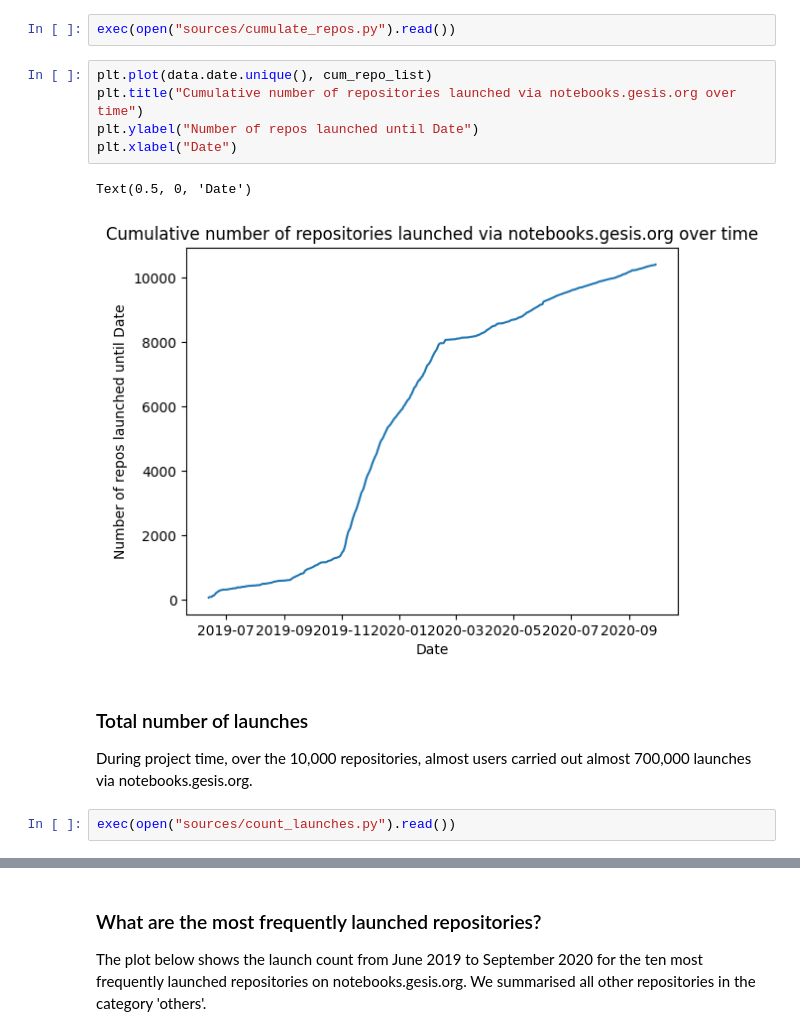
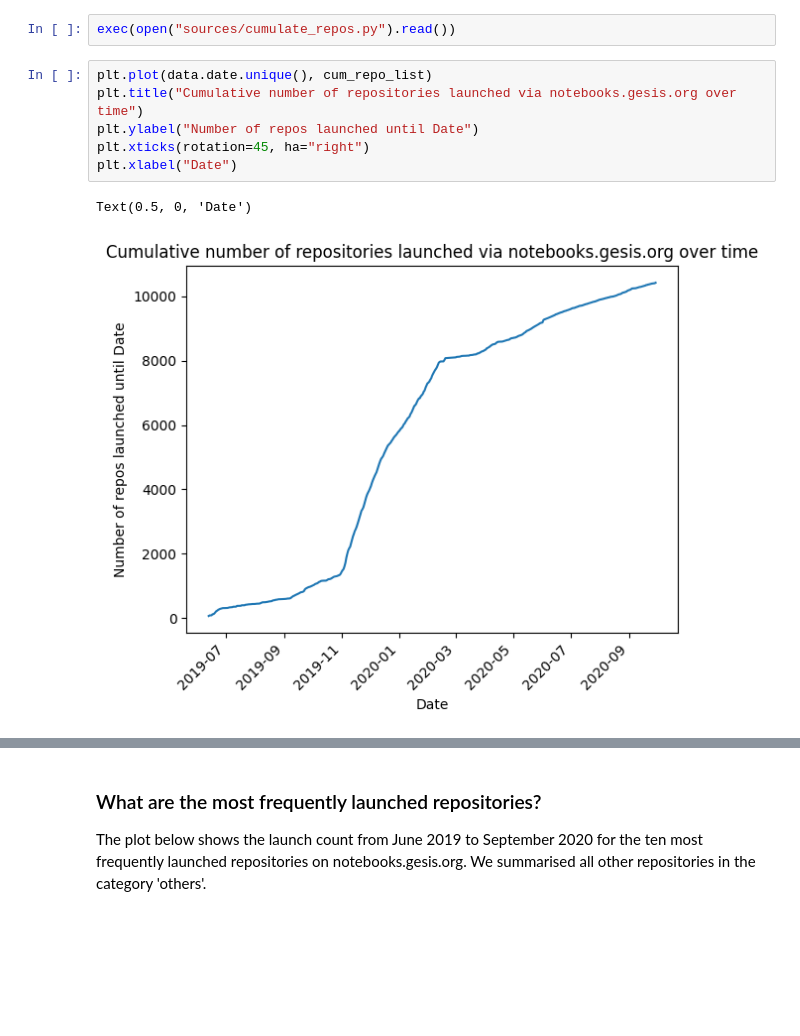
Before and after one commit to gesiscss/api-gesis-notebooks, a Jupyter notebook: analysis_repos.ipynb, the cells around one changed output, grey strips where cells are left out. Cells and saved outputs as stored; diff of their text form; blank space fills up the shorter version.

Commit message:
remove plot and uppercase GESIS

```diff
--- a/analysis_repos.ipynb
+++ b/analysis_repos.ipynb
@@ -27,14 +27,9 @@ exec(open("sources/cumulate_repos.py").read())
 # %%
 plt.plot(data.date.unique(), cum_repo_list)
 plt.title("Cumulative number of repositories launched via notebooks.gesis.org over time")
 plt.ylabel("Number of repos launched until Date")
+plt.xticks(rotation=45, ha="right")
 plt.xlabel("Date")
 # %% [output]
 Text(0.5, 0, 'Date')
-[figure, old version]
+[figure, new version]
-# %% [markdown]
-### Total number of launches
-
-During project time, over the 10,000 repositories, almost users carried out almost 700,000 launches via notebooks.gesis.org.
-# %%
-exec(open("sources/count_launches.py").read())
```
Also changed, not shown: parts of 2 cells of this notebook.
